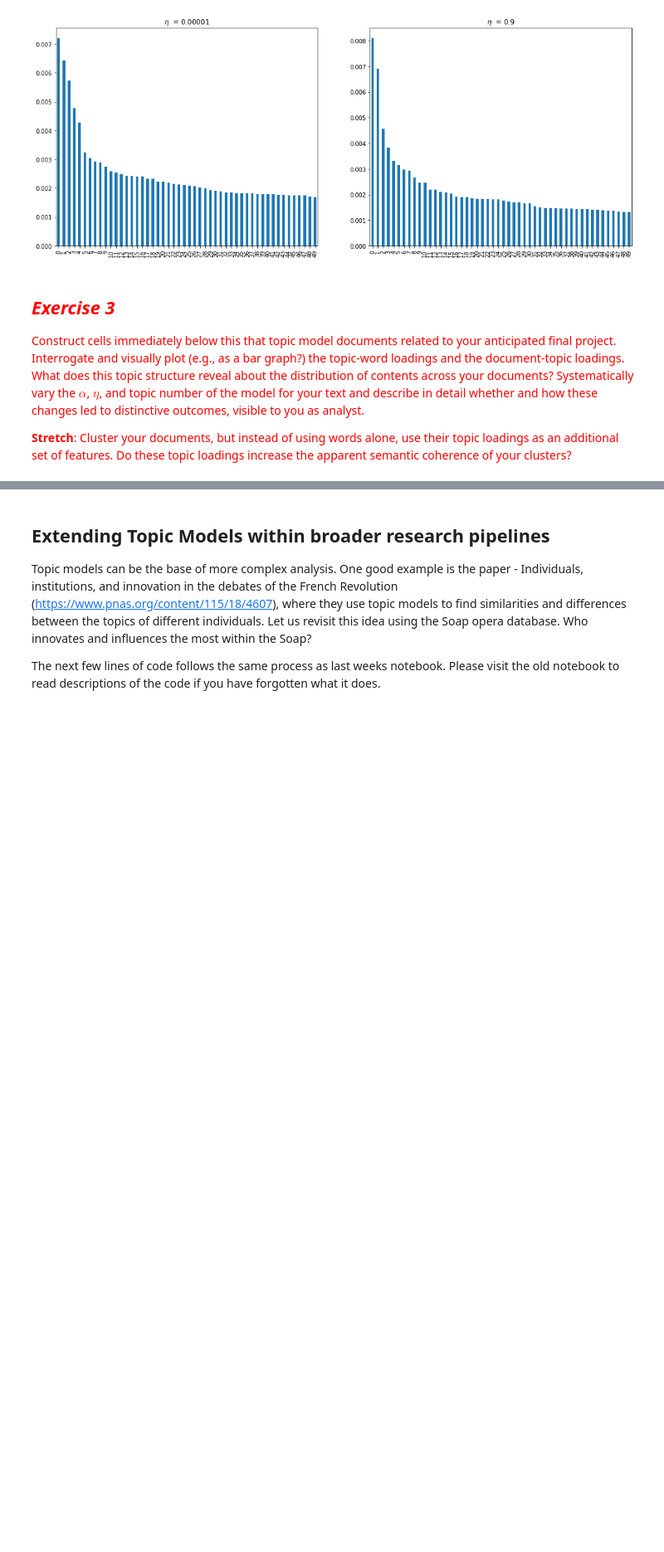
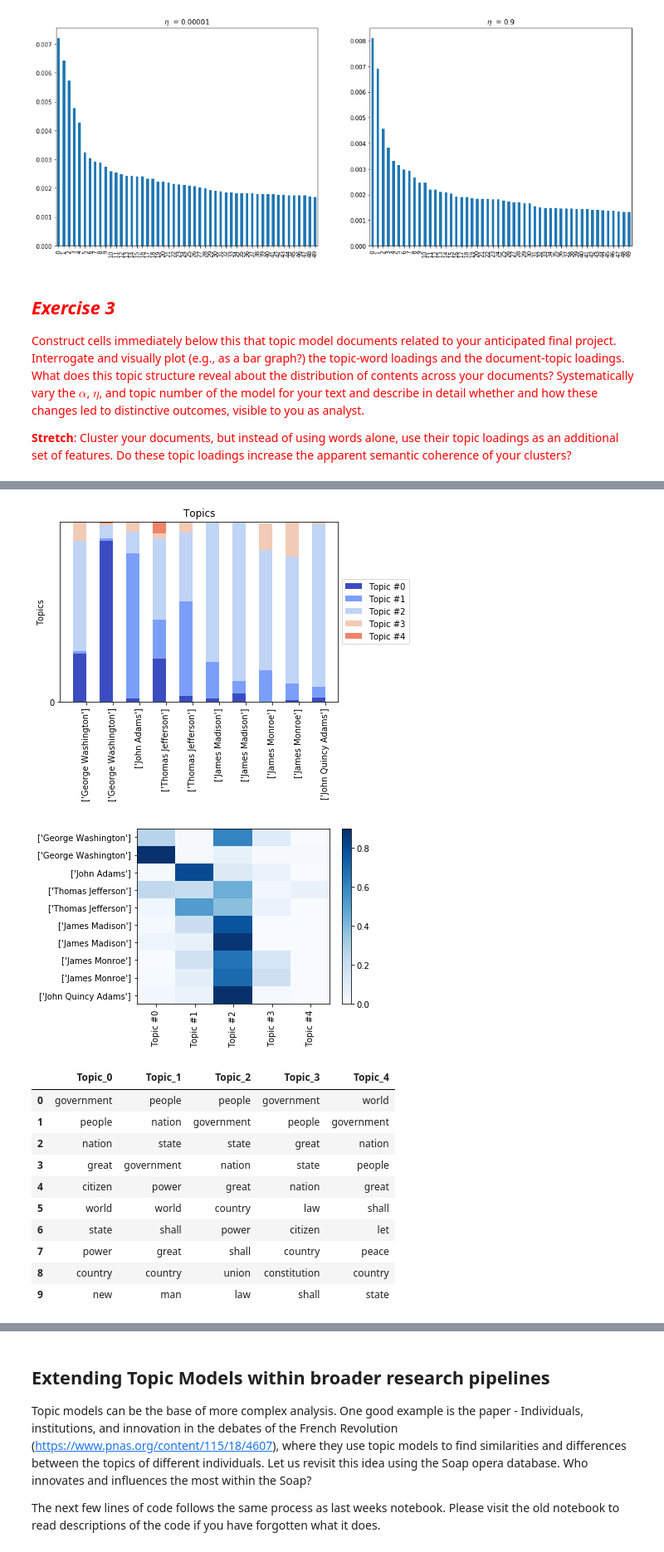
Before and after one commit to sanittawan/Content-Analysis-2020, a Jupyter notebook: week-6/6-Discovering-Patterns-Clusters-and-Topics-Sanittawan.ipynb, the cells around one changed output, grey strips where cells are left out. Shown at 83% size. Cells and saved outputs as stored; diff of their text form; code cells hidden in the pictures; blank space fills up the shorter version.

```diff
--- a/week-6/6-Discovering-Patterns-Clusters-and-Topics-Sanittawan.ipynb
+++ b/week-6/6-Discovering-Patterns-Clusters-and-Topics-Sanittawan.ipynb
@@ -1198,0 +1336,36 @@ plt.show()
+# %%
+# generate dictionary
+sp_dictionary = gensim.corpora.Dictionary(speeches['reduced_tokens'])
+
+# create list of tuples with words and counts
+sp_corpus = [sp_dictionary.doc2bow(text) for text in speeches['reduced_tokens']]
+
+# turn the corpus into a file and load it
+gensim.corpora.MmCorpus.serialize('speeches.mm', sp_corpus)
+speechesmm = gensim.corpora.MmCorpus('speeches.mm')
+# %%
+def fit_LDA(df, corpus, dictionary, num_topics, a, h):
+    '''customize function to fit an LDA model and create DF'''
+    # fit LDA model
+    speeches_lda = gensim.models.ldamodel.LdaModel(corpus=corpus, id2word=dictionary,
+                                               num_topics=num_topics, alpha=a, eta=h)
+
+    # generate dataframe
+    sp_ldaDF = pandas.DataFrame({
+        'name' : df['name'],
+        'topics' : [speeches_lda[dictionary.doc2bow(l)] for l in df['reduced_tokens']]
+    })
+
+    # Dict to temporally hold the probabilities
+    sp_topicsProbDict = {i : [0] * len(sp_ldaDF) for i in range(speeches_lda.num_topics)}
+
+    # Load them into the dict
+    for index, topicTuples in enumerate(sp_ldaDF['topics']):
+        for topicNum, prob in topicTuples:
+            sp_topicsProbDict[topicNum][index] = prob
+
+    # Update the DataFrame
+    for topicNum in range(speeches_lda.num_topics):
+        sp_ldaDF['topic_{}'.format(topicNum)] = sp_topicsProbDict[topicNum]
+
+    return speeches_lda, sp_ldaDF
@@ -1198,0 +1447,22 @@ plt.show()
+# %%
+# start with 5 topics
+lda5, ldaDF5 = fit_LDA(speeches, speechesmm, sp_dictionary, 5, a='auto', h='auto')
+# %%
+ldaDFVis5, ldaDFVisNames5 = create_subset(ldaDF5, 5)
+visualize_stack(lda5, ldaDFVis5, ldaDFVisNames5)
+visualize_heatmap(lda5, ldaDFVis5, ldaDFVisNames5)
+show_topics(lda5)
+# %% [output]
+[figure, added]
+[figure, added]
+|  | Topic_0 | Topic_1 | Topic_2 | Topic_3 | Topic_4 |
+| 0 | government | people | people | government | world |
+| 1 | people | nation | government | people | government |
+| 2 | nation | state | state | great | nation |
+| 3 | great | government | nation | state | people |
+| 4 | citizen | power | great | nation | great |
+| 5 | world | world | country | law | shall |
+| 6 | state | shall | power | citizen | let |
+| 7 | power | great | shall | country | peace |
+| 8 | country | country | union | constitution | country |
+| 9 | new | man | law | shall | state |
```
Also changed, not shown: parts of 30 cells of this notebook.
